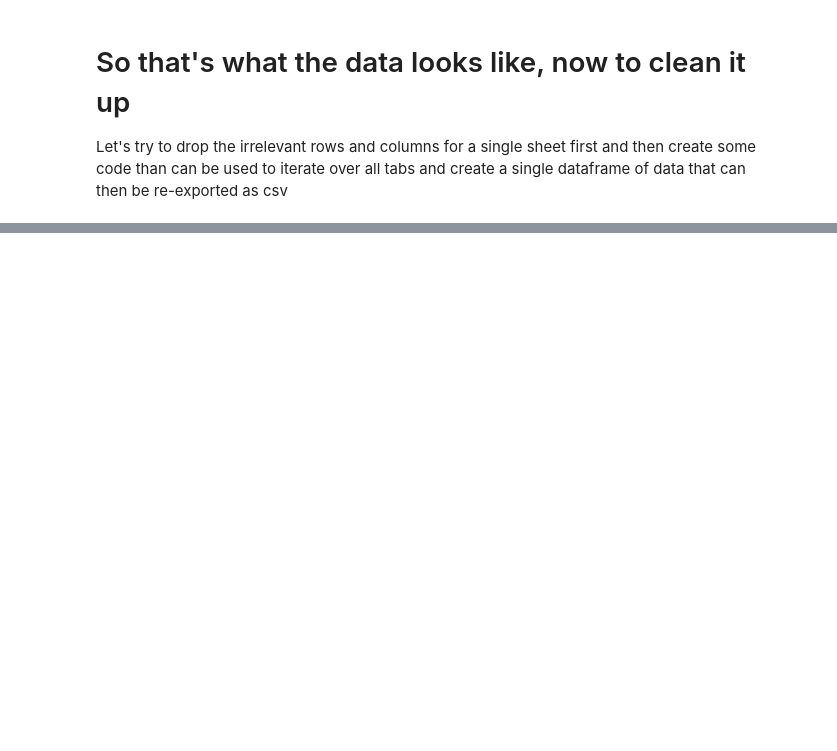
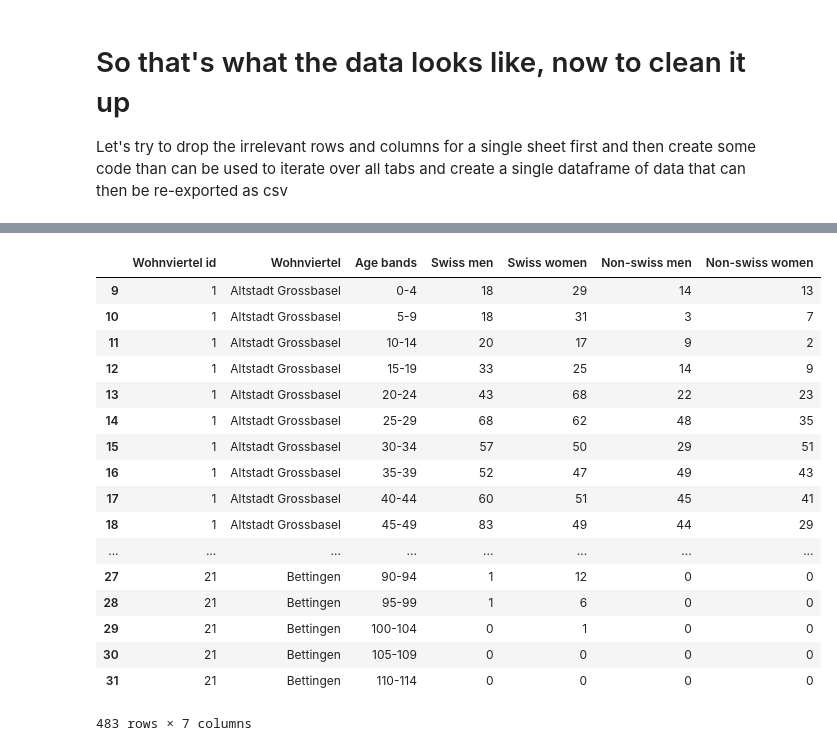
Before and after one commit to scrambldchannel/TaxationInequality, a Jupyter notebook: code/Cleaning t01-1-22_Alter und Wohnviertel.ipynb, the cells around one changed output, grey strips where cells are left out. Cells and saved outputs as stored; diff of their text form; code cells hidden in the pictures; blank space fills up the shorter version.

```diff
--- a/code/Cleaning t01-1-22_Alter und Wohnviertel.ipynb
+++ b/code/Cleaning t01-1-22_Alter und Wohnviertel.ipynb
@@ -114,0 +248,61 @@ df = data.parse('Breite')
+# %%
+output_df = pd.DataFrame(columns = ('Wohnviertel id', 'Wohnviertel', 'Age bands', 'Swiss men',
+       'Swiss women', 'Non-swiss men', 'Non-swiss women'))
+
+wv_id = 1
+
+for wv in wohnviertel_sheets:
+    # read in sheet
+    wv_df = pd.DataFrame
+    wv_df = data.parse(wv)
+
+    # rename columns we are interested in
+    wv_df.rename(columns={'Präsidialdepartement des Kantons Basel-Stadt': 'Age bands', 'Unnamed: 2' : 'Swiss men', 'Unnamed: 3' : 'Swiss women', 'Unnamed: 6' : 'Non-swiss men', 'Unnamed: 7' : 'Non-swiss women'}, inplace = True)
+
+    # create list of columns we want to preserve
+    columns_to_keep = ('Age bands', 'Swiss men', 'Swiss women', 'Non-swiss men', 'Non-swiss women')
+
+    # now iterate over the columns and drop those not in this list
+    for col in wv_df.columns:
+        if col not in columns_to_keep:
+            wv_df.drop(col, axis = 1, inplace = True)
+
+    # drop rows
+    wv_df.reset_index(inplace = True, drop = True)
+    wv_df.drop(wv_df.index[32:35], inplace = True)
+    wv_df.drop(wv_df.index[0:9], inplace = True)
+
+    # insert new columns
+    wv_df.insert(0, 'Wohnviertel id', wv_id )
+    wv_df.insert(1, 'Wohnviertel', wv)
+
+    # concatenate the df to the output dataframe
+    output_df = pd.concat([output_df, wv_df])
+
+    # increment wv_id
+    wv_id += 1
+
+
+# reset the index on the output
+df.reset_index(inplace = True, drop = True)
+# %%
+output_df
+# %% [output]
+|  | Wohnviertel id | Wohnviertel | Age bands | Swiss men | Swiss women | Non-swiss men | Non-swiss women |
+| 9 | 1 | Altstadt Grossbasel | 0-4 | 18 | 29 | 14 | 13 |
+| 10 | 1 | Altstadt Grossbasel | 5-9 | 18 | 31 | 3 | 7 |
+| 11 | 1 | Altstadt Grossbasel | 10-14 | 20 | 17 | 9 | 2 |
+| 12 | 1 | Altstadt Grossbasel | 15-19 | 33 | 25 | 14 | 9 |
+| 13 | 1 | Altstadt Grossbasel | 20-24 | 43 | 68 | 22 | 23 |
+| 14 | 1 | Altstadt Grossbasel | 25-29 | 68 | 62 | 48 | 35 |
+| 15 | 1 | Altstadt Grossbasel | 30-34 | 57 | 50 | 29 | 51 |
+| 16 | 1 | Altstadt Grossbasel | 35-39 | 52 | 47 | 49 | 43 |
+| 17 | 1 | Altstadt Grossbasel | 40-44 | 60 | 51 | 45 | 41 |
+| 18 | 1 | Altstadt Grossbasel | 45-49 | 83 | 49 | 44 | 29 |
+| ... | ... | ... | ... | ... | ... | ... | ... |
+| 27 | 21 | Bettingen | 90-94 | 1 | 12 | 0 | 0 |
+| 28 | 21 | Bettingen | 95-99 | 1 | 6 | 0 | 0 |
+| 29 | 21 | Bettingen | 100-104 | 0 | 1 | 0 | 0 |
+| 30 | 21 | Bettingen | 105-109 | 0 | 0 | 0 | 0 |
+| 31 | 21 | Bettingen | 110-114 | 0 | 0 | 0 | 0 |
+483 rows × 7 columns
```
Also changed, not shown: parts of 19 cells of this notebook, 1 other file.
